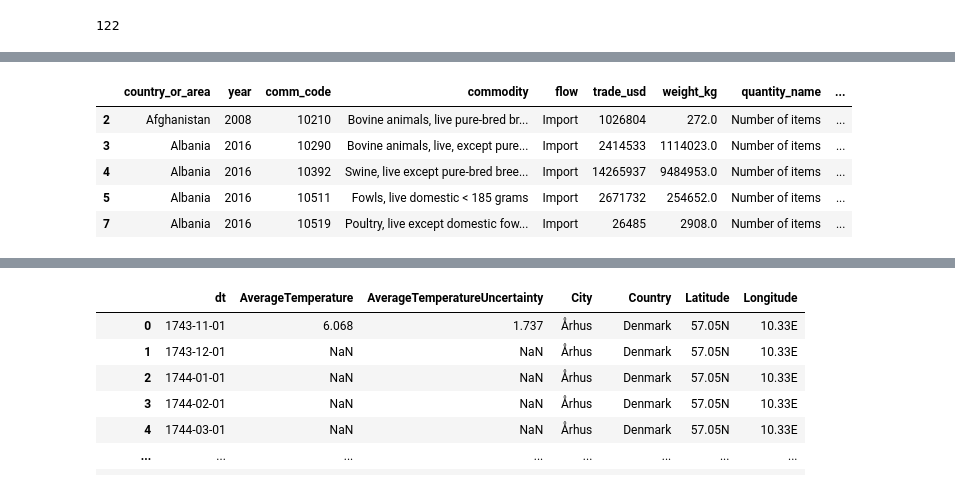
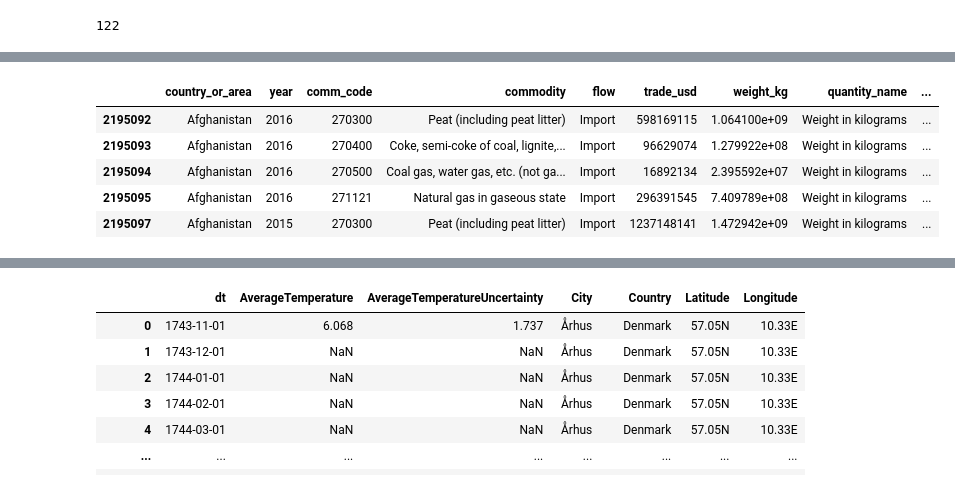
Before and after one commit to francofin/ESG_by_industry_country, a Jupyter notebook: CO2 and GHG Statistics By Country and Industry.ipynb, the cells around one changed output, grey strips where cells are left out. Saved outputs shown, nothing was run; the diff lists cells and outputs as text; code cells hidden in the pictures.

```diff
--- a/CO2 and GHG Statistics By Country and Industry.ipynb
+++ b/CO2 and GHG Statistics By Country and Industry.ipynb
@@ -418,7 +438,7 @@ total_exports_by_category.iloc[:-1]['trade_usd'].hvplot.bar(rot=90, height=600,
 # %%
 #These countries are majorly involved in this sub industry which contributes to the most co2 emmissions globally
-country_and_sub_industries = ctsd_data[(ctsd_data['category']=='27_mineral_fuels_oils_distillation_products_etc')]
-country_and_sub_industries
+country_and_sub_industries_oil_data = ctsd_data[(ctsd_data['category']=='27_mineral_fuels_oils_distillation_products_etc')]
+country_and_sub_industries_oil_data
 # %% [output]
 |  | country_or_area | year | comm_code | commodity | flow | trade_usd | weight_kg | quantity_name | ... |
 | 2195092 | Afghanistan | 2016 | 270300 | Peat (including peat litter) | Import | 598169115 | 1.064100e+09 | Weight in kilograms | ... |
@@ -450,10 +487,13 @@ country_and_sub_industries_export = ctsd_data[(ctsd_data['flow']=='Export')]
+# %%
+country_and_sub_industries_import_oil = country_and_sub_industries_oil_data[country_and_sub_industries_oil_data['flow']=='Import']
+country_and_sub_industries_export_oil = country_and_sub_industries_oil_data[country_and_sub_industries_oil_data['flow']=='Export']
 # %%
-country_and_sub_industries_import.head()
+country_and_sub_industries_import_oil.head()
 # %% [output]
 |  | country_or_area | year | comm_code | commodity | flow | trade_usd | weight_kg | quantity_name | ... |
-| 2 | Afghanistan | 2008 | 10210 | Bovine animals, live pure-bred br... | Import | 1026804 | 272.0 | Number of items | ... |
-| 3 | Albania | 2016 | 10290 | Bovine animals, live, except pure... | Import | 2414533 | 1114023.0 | Number of items | ... |
-| 4 | Albania | 2016 | 10392 | Swine, live except pure-bred bree... | Import | 14265937 | 9484953.0 | Number of items | ... |
-| 5 | Albania | 2016 | 10511 | Fowls, live domestic < 185 grams | Import | 2671732 | 254652.0 | Number of items | ... |
-| 7 | Albania | 2016 | 10519 | Poultry, live except domestic fow... | Import | 26485 | 2908.0 | Number of items | ... |
+| 2195092 | Afghanistan | 2016 | 270300 | Peat (including peat litter) | Import | 598169115 | 1.064100e+09 | Weight in kilograms | ... |
+| 2195093 | Afghanistan | 2016 | 270400 | Coke, semi-coke of coal, lignite,... | Import | 96629074 | 1.279922e+08 | Weight in kilograms | ... |
+| 2195094 | Afghanistan | 2016 | 270500 | Coal gas, water gas, etc. (not ga... | Import | 16892134 | 2.395592e+07 | Weight in kilograms | ... |
+| 2195095 | Afghanistan | 2016 | 271121 | Natural gas in gaseous state | Import | 296391545 | 7.409789e+08 | Weight in kilograms | ... |
+| 2195097 | Afghanistan | 2015 | 270300 | Peat (including peat litter) | Import | 1237148141 | 1.472942e+09 | Weight in kilograms | ... |
 # %%
```
Also changed, not shown: parts of 26 cells of this notebook.
